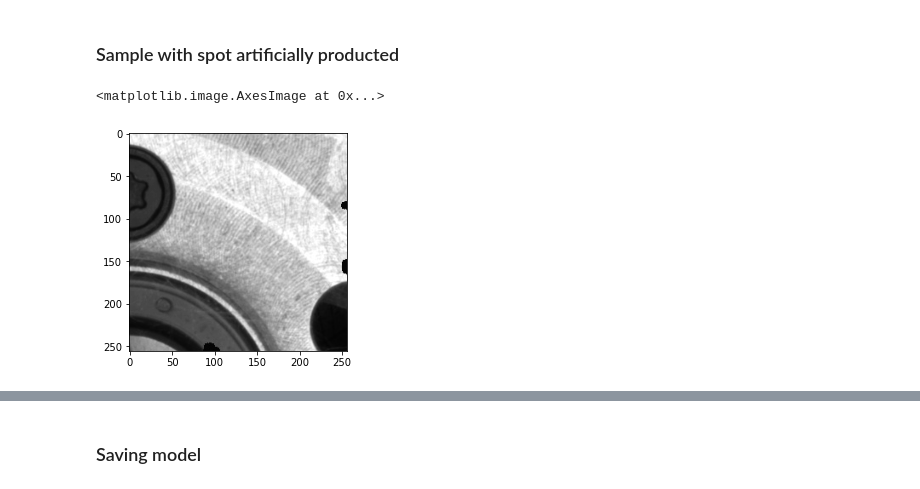
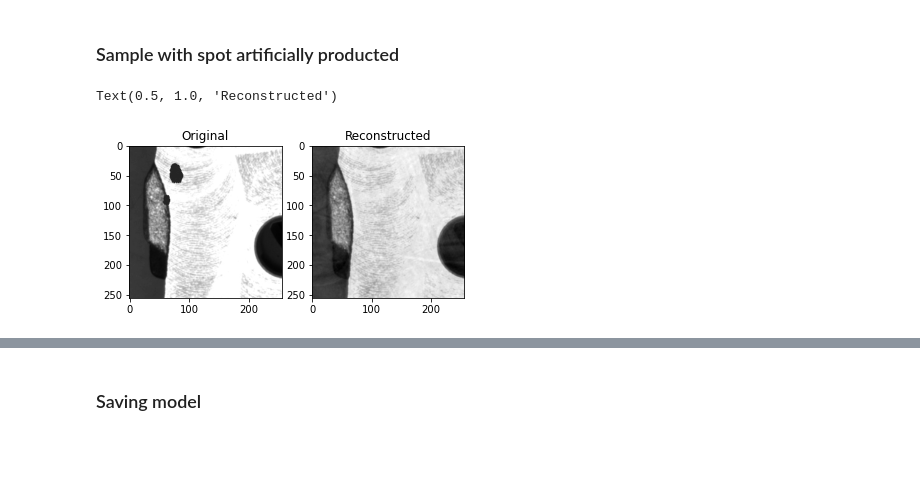
Before and after one commit to DragoneKTM/Industry_lab, a Jupyter notebook: Notebooks/Part2_training.ipynb, the cells around one changed output, grey strips where cells are left out. Cells and saved outputs as stored; diff of their text form; code cells hidden in the pictures; blank space fills up the shorter version.

```diff
--- a/Notebooks/Part2_training.ipynb
+++ b/Notebooks/Part2_training.ipynb
@@ -113,7 +120,16 @@ plot_hist(hist, 'Autoencoder-FullyConnected')
 # %% [markdown]
 ### Sample with spot artificially producted
 # %%
-plt.imshow(np.squeeze(X_noisy[10],-1), cmap='gray')
+#plt.figure(figsize=(20,20))
+
+plt.subplot(1, 2, 1)
+plt.imshow(np.squeeze(X_noisy[5],-1), cmap='gray')
+plt.title('Original')
+
+plt.subplot(1, 2, 2)
+test_artificial = autoencoder.predict(np.expand_dims(X_noisy[5],0))
+plt.imshow(np.squeeze(test_artificial[0], -1), cmap='gray')
+plt.title('Reconstructed')
 # %% [output]
-<matplotlib.image.AxesImage at 0x...>
+Text(0.5, 1.0, 'Reconstructed')
-[figure, old version]
+[figure, new version]
```
Also changed, not shown: parts of 10 cells of this notebook, 6 other files.
